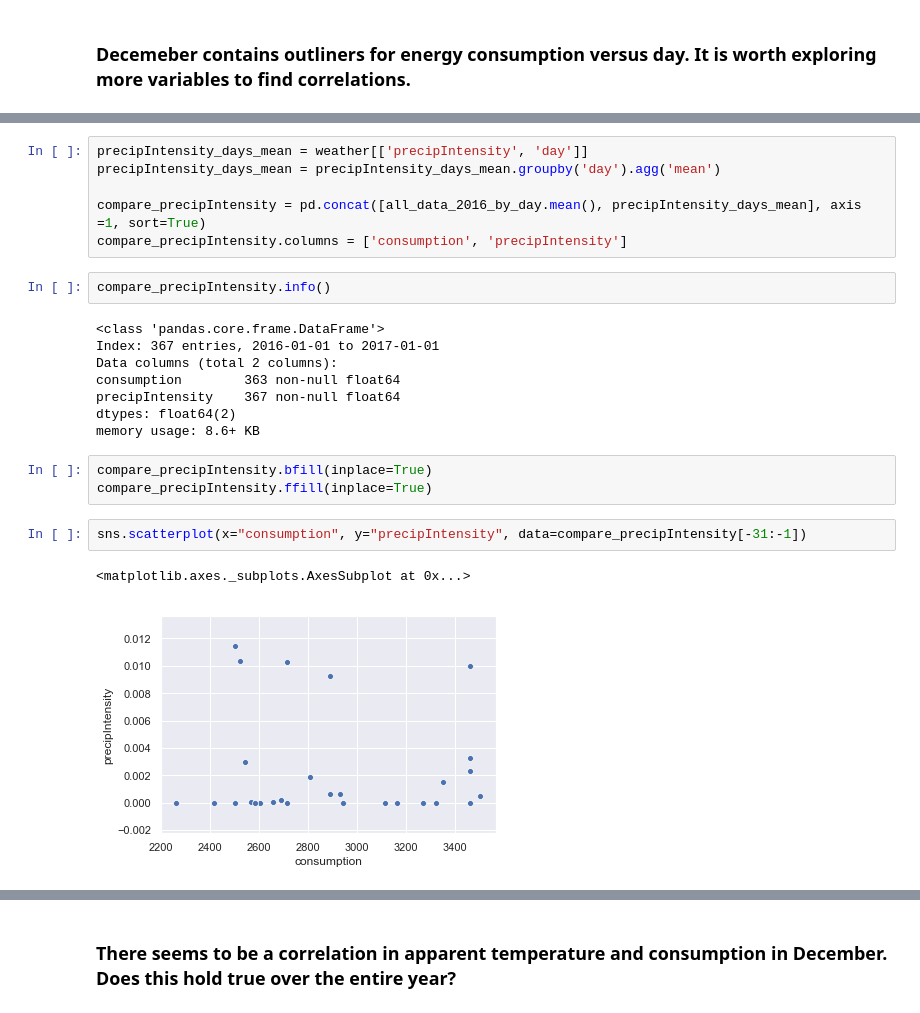
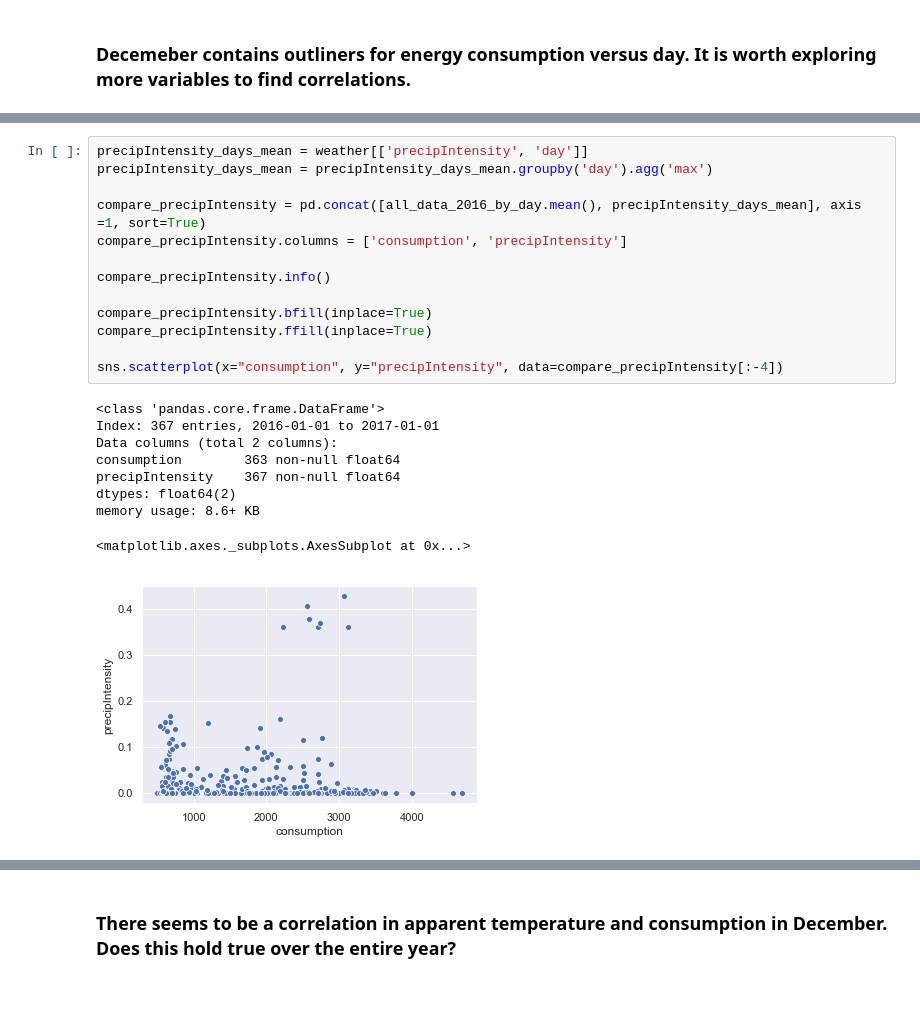
Before and after one commit to LSheneman/apartment_energy, a Jupyter notebook: iPython/Meter_data.ipynb, the cells around one changed output, grey strips where cells are left out. Drawn from its saved outputs; the diff is of its cells as text.

```diff
--- a/iPython/Meter_data.ipynb
+++ b/iPython/Meter_data.ipynb
@@ -172,24 +179,23 @@ sns.scatterplot(x="consumption", y="humidity", data=compare_humidity[-31:-1])
 # %%
 precipIntensity_days_mean = weather[['precipIntensity', 'day']]
-precipIntensity_days_mean = precipIntensity_days_mean.groupby('day').agg('mean')
+precipIntensity_days_mean = precipIntensity_days_mean.groupby('day').agg('max')
 
 compare_precipIntensity = pd.concat([all_data_2016_by_day.mean(), precipIntensity_days_mean], axis =1, sort=True)
 compare_precipIntensity.columns = ['consumption', 'precipIntensity']
+
+compare_precipIntensity.info()
+
+compare_precipIntensity.bfill(inplace=True)
+compare_precipIntensity.ffill(inplace=True)
+
+sns.scatterplot(x="consumption", y="precipIntensity", data=compare_precipIntensity[:-4])
+# %% [output]
+<class 'pandas.core.frame.DataFrame'>
+Index: 367 entries, 2016-01-01 to 2017-01-01
+Data columns (total 2 columns):
+consumption        363 non-null float64
+precipIntensity    367 non-null float64
+dtypes: float64(2)
+memory usage: 8.6+ KB
+<matplotlib.axes._subplots.AxesSubplot at 0x...>
+[figure, added]
-# %%
-compare_precipIntensity.info()
-# %% [output]
-<class 'pandas.core.frame.DataFrame'>
-Index: 367 entries, 2016-01-01 to 2017-01-01
-Data columns (total 2 columns):
-consumption        363 non-null float64
-precipIntensity    367 non-null float64
-dtypes: float64(2)
-memory usage: 8.6+ KB
-# %%
-compare_precipIntensity.bfill(inplace=True)
-compare_precipIntensity.ffill(inplace=True)
-# %%
-sns.scatterplot(x="consumption", y="precipIntensity", data=compare_precipIntensity[-31:-1])
-# %% [output]
-<matplotlib.axes._subplots.AxesSubplot at 0x...>
-[figure, removed]
```
Also changed, not shown: parts of 25 cells of this notebook, 3 other files.
